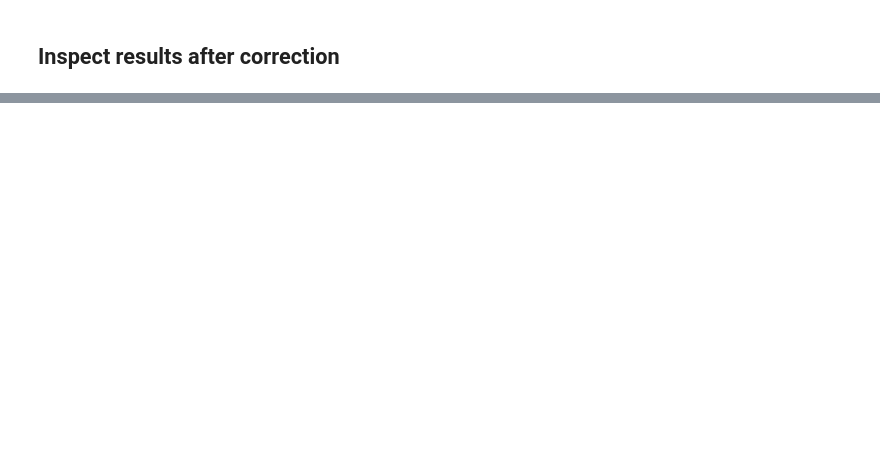
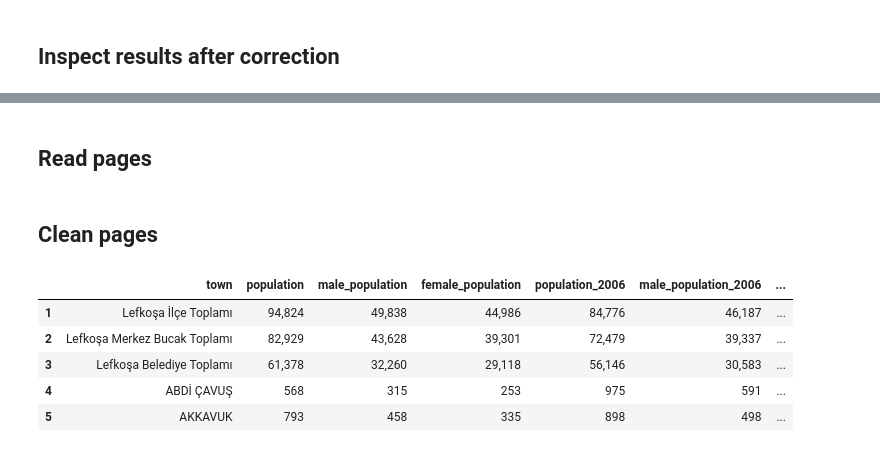
Before and after one commit to jgchaparro/CyprusDB, a Jupyter notebook: CyprusDB_generation.ipynb, the cells around one changed output, grey strips where cells are left out. Saved outputs shown, nothing was run; the diff lists cells and outputs as text; code cells hidden in the pictures; blank space fills up the shorter version.

```diff
--- a/CyprusDB_generation.ipynb
+++ b/CyprusDB_generation.ipynb
@@ -335,0 +350,2 @@ census_df = pd.read_csv(f'checkpoints/CyprusDB_cp_v{str(version)}.csv')
+# %% [markdown]
+## Read pages
@@ -335,0 +361,33 @@ census_df = pd.read_csv(f'checkpoints/CyprusDB_cp_v{str(version)}.csv')
+# %% [markdown]
+## Clean pages
+# %%
+# Concatenate all pages into a single dataframe
+census_df_trnc = pd.concat(pages, ignore_index=True)
+
+# Rename columns
+# 'mixed_data' contains several columns together due to OCR errors
+column_names = ['town', 'population_2006', 'mixed_data', 'male_population', 'female_population']
+census_df_trnc.columns = column_names
+
+# Separete the columns in 'mixed_data'
+new_columns = ['male_population_2006', 'female_population_2006', 'population']
+census_df_trnc[new_columns] = census_df_trnc['mixed_data'].str.split(' ', expand=True)
+
+# Reorder columns
+order = ['town',
+         'population', 'male_population', 'female_population',
+         'population_2006', 'male_population_2006', 'female_population_2006']
+census_df_trnc = census_df_trnc[order]
+
+# Remove rows where the town is not specified
+# Those rows are headers
+census_df_trnc = census_df_trnc[census_df_trnc['town'].notna()]
+
+census_df_trnc.head()
+# %% [output]
+|  | town | population | male_population | female_population | population_2006 | male_population_2006 | ... |
+| 1 | Lefkoşa İlçe Toplamı | 94,824 | 49,838 | 44,986 | 84,776 | 46,187 | ... |
+| 2 | Lefkoşa Merkez Bucak Toplamı | 82,929 | 43,628 | 39,301 | 72,479 | 39,337 | ... |
+| 3 | Lefkoşa Belediye Toplamı | 61,378 | 32,260 | 29,118 | 56,146 | 30,583 | ... |
+| 4 | ABDİ ÇAVUŞ | 568 | 315 | 253 | 975 | 591 | ... |
+| 5 | AKKAVUK | 793 | 458 | 335 | 898 | 498 | ... |
```
Also changed, not shown: parts of 16 cells of this notebook, 4 other files.
